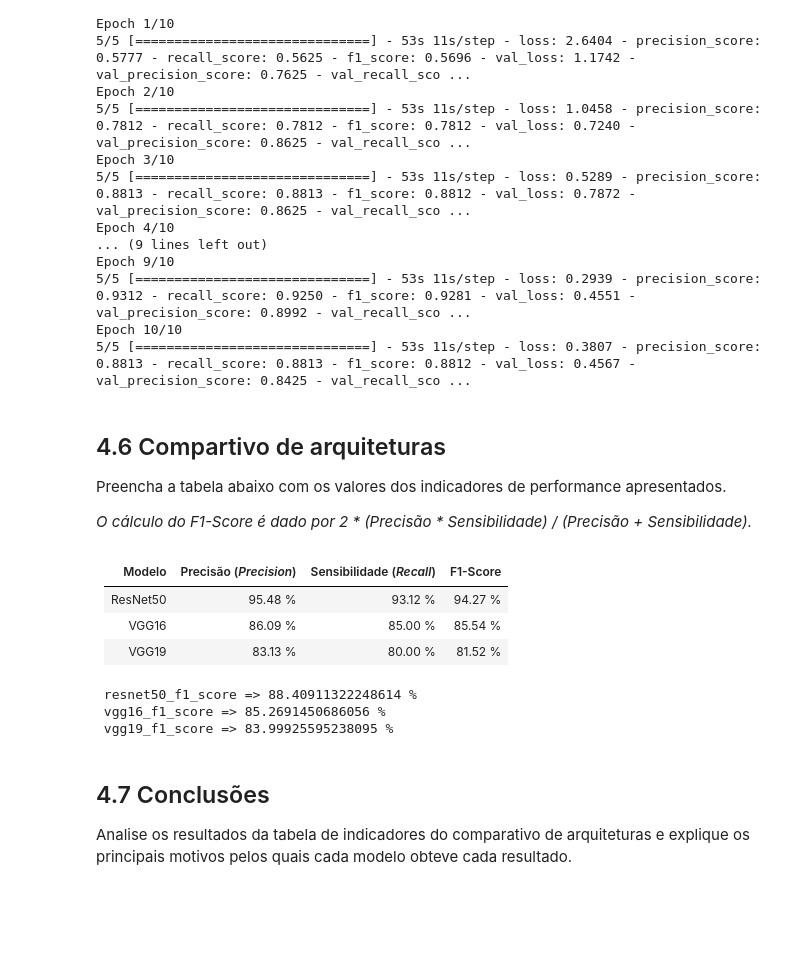
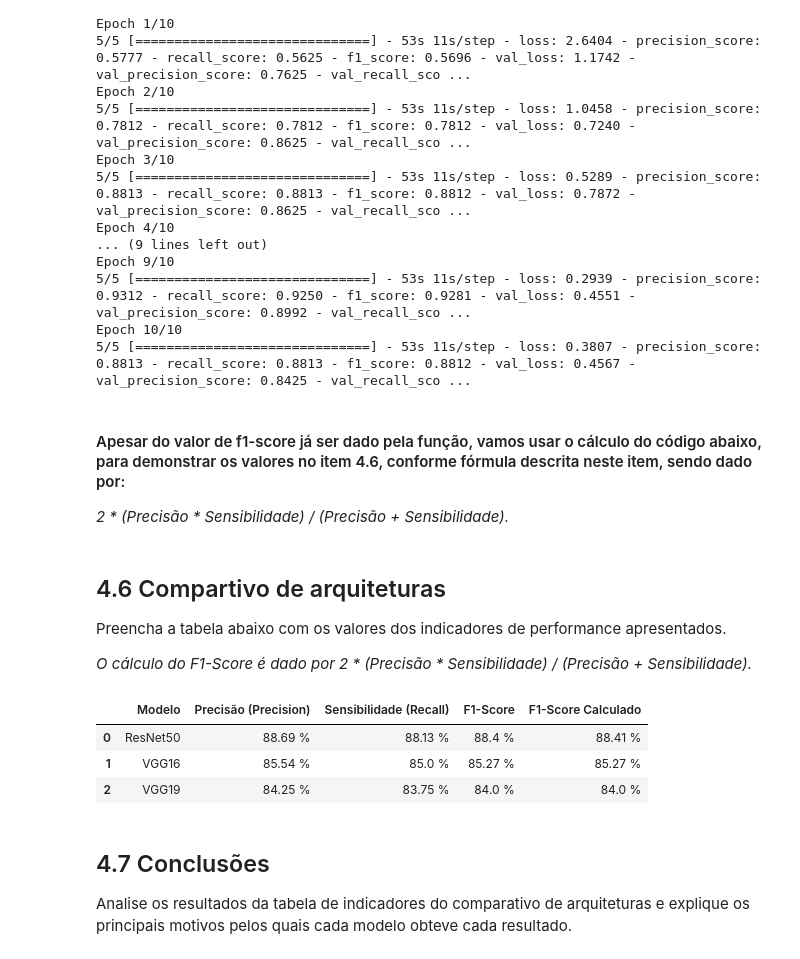
Before and after one commit to Tgualexand/VisaoComputacional, a Jupyter notebook: analise-imagens-medicas.ipynb, the cells around one changed output. Cells and saved outputs as stored; diff of their text form; code cells hidden in the pictures; blank space fills up the shorter version.

```diff
--- a/analise-imagens-medicas.ipynb
+++ b/analise-imagens-medicas.ipynb
@@ -852,32 +852,36 @@ Epoch 9/10
 5/5 [==============================] - 53s 11s/step - loss: 0.2939 - precision_score: 0.9312 - recall_score: 0.9250 - f1_score: 0.9281 - val_loss: 0.4551 - val_precision_score: 0.8992 - val_recall_sco ...
 Epoch 10/10
 5/5 [==============================] - 53s 11s/step - loss: 0.3807 - precision_score: 0.8813 - recall_score: 0.8813 - f1_score: 0.8812 - val_loss: 0.4567 - val_precision_score: 0.8425 - val_recall_sco ...
+# %% [markdown]
+#### Apesar do valor de f1-score já ser dado pela função, vamos usar o cálculo do código abaixo, para demonstrar os valores no item 4.6, conforme fórmula descrita neste item, sendo dado por:
+_2 * (Precisão * Sensibilidade) / (Precisão + Sensibilidade)._
+# %%
+
+import pandas as pd
+
+resnet50_f1_score_calc = round((2*resnet50_val_precision_score*resnet50_val_recall_score)/(resnet50_val_precision_score+resnet50_val_recall_score), 2)
+
+vgg16_f1_score_calc = round((2*vgg16_val_precision_score*vgg16_val_recall_score)/(vgg16_val_precision_score+vgg16_val_recall_score),2)
+
+vgg19_f1_score_calc = round((2*vgg19_val_precision_score*vgg19_val_recall_score)/(vgg19_val_precision_score+vgg19_val_recall_score),2)
+
+Comparativo_Arquiteturas = pd.DataFrame(data=(['ResNet50', str(resnet50_val_precision_score) + ' %', str(resnet50_val_recall_score) + ' %', str(resnet50_val_f1_score) + ' %', str(resnet50_f1_score_calc) + ' %'],
+                                       ['VGG16', str(vgg16_val_precision_score) + ' %', str(vgg16_val_recall_score) + ' %', str(vgg16_val_f1_score) + ' %', str(vgg16_f1_score_calc) + ' %'],
+                                       ['VGG19', str(vgg19_val_precision_score) + ' %', str(vgg19_val_recall_score) + ' %', str(vgg19_val_f1_score) + ' %', str(vgg19_f1_score_calc) + ' %']),
+                                        columns=['Modelo', 'Precisão (Precision)', 'Sensibilidade (Recall)', 'F1-Score', 'F1-Score Calculado'])
 # %% [markdown]
 ## 4.6 Compartivo de arquiteturas
 
 Preencha a tabela abaixo com os valores dos indicadores de performance apresentados.
 
 _O cálculo do F1-Score é dado por 2 * (Precisão * Sensibilidade) / (Precisão + Sensibilidade)._
-# %% [markdown]
-| Modelo   | Precisão (*Precision*) | Sensibilidade (*Recall*) | F1-Score |
-|----------|----------|---------------|----------|
-| ResNet50 | 95.48 %     | 93.12 %          | 94.27 %     |
-| VGG16    | 86.09 %     | 85.00 %          | 85.54 %     |
-| VGG19    | 83.13 %     | 80.00 %          | 81.52 %     |
-# %%
-resnet50_f1_score_calc = (2*resnet50_val_precision_score*resnet50_val_recall_score)/(resnet50_val_precision_score+resnet50_val_recall_score)
-
-vgg16_f1_score_calc = (2*vgg16_val_precision_score*vgg16_val_recall_score)/(vgg16_val_precision_score+vgg16_val_recall_score)
-
-vgg19_f1_score_calc = (2*vgg19_val_precision_score*vgg19_val_recall_score)/(vgg19_val_precision_score+vgg19_val_recall_score)
-
-print(' resnet50_f1_score =>', resnet50_f1_score_calc, '%', '\n',
-      'vgg16_f1_score =>', vgg16_f1_score_calc, '%', '\n',
-      'vgg19_f1_score =>', vgg19_f1_score_calc, '%')
-# %% [output]
- resnet50_f1_score => 88.40911322248614 %
- vgg16_f1_score => 85.2691450686056 %
- vgg19_f1_score => 83.99925595238095 %
+# %%
+Comparativo_Arquiteturas
+# %% [output]
+|  | Modelo | Precisão (Precision) | Sensibilidade (Recall) | F1-Score | F1-Score Calculado |
+| 0 | ResNet50 | 88.69 % | 88.13 % | 88.4 % | 88.41 % |
+| 1 | VGG16 | 85.54 % | 85.0 % | 85.27 % | 85.27 % |
+| 2 | VGG19 | 84.25 % | 83.75 % | 84.0 % | 84.0 % |
 # %% [markdown]
 ## 4.7 Conclusões
 
```
Also changed, not shown: parts of 1 cell of this notebook.
